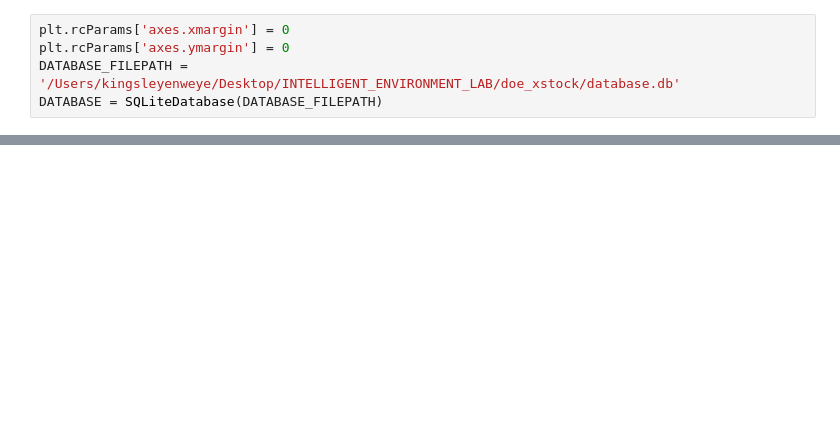
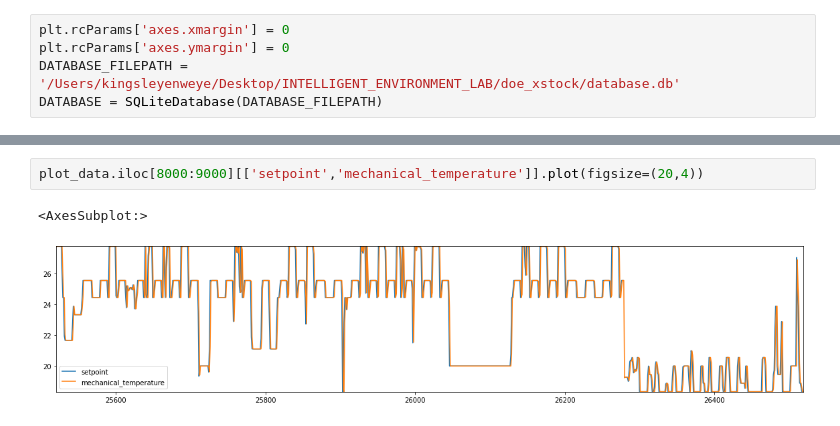
Before and after one commit to intelligent-environments-lab/DOE_XStock, a Jupyter notebook: analysis/example.ipynb, the cells around one changed output, grey strips where cells are left out. Drawn from its saved outputs; the diff is of its cells as text; blank space fills up the shorter version.

```diff
--- a/analysis/example.ipynb
+++ b/analysis/example.ipynb
@@ -180,0 +185,5 @@ plt.show()
+# %%
+plot_data.iloc[8000:9000][['setpoint','mechanical_temperature']].plot(figsize=(20,4))
+# %% [output]
+<AxesSubplot:>
+[figure, added]
```
Also changed, not shown: parts of 8 cells of this notebook.
